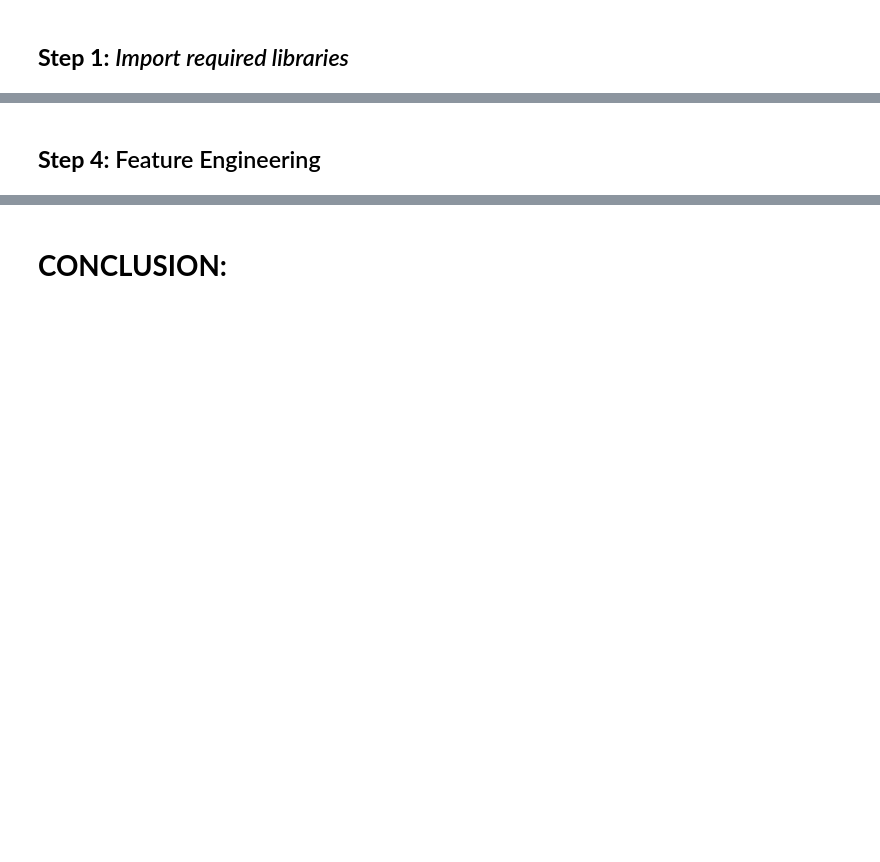
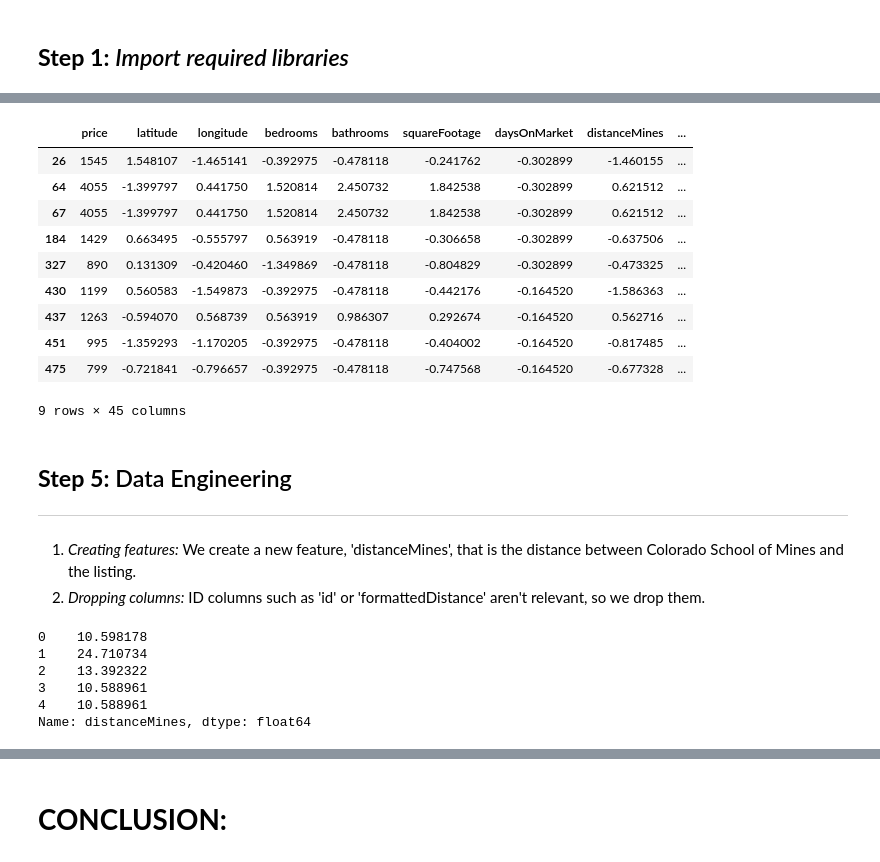
Before and after one commit to aidenzeigler/Apartment-Rent-Predictor, a Jupyter notebook: Project.ipynb, the cells around one changed output, grey strips where cells are left out. Cells and saved outputs as stored; diff of their text form; code cells hidden in the pictures; blank space fills up the shorter version.

Commit message:
Completed data cleaning and preprocessing

```diff
--- a/Project.ipynb
+++ b/Project.ipynb
@@ -164,2 +175,50 @@ Final count of missing values: 0
+# %%
+# 2. Duplicates
+
+# Check for duplicates
+df[df.duplicated()]
+
+# No duplicates, will not handle
+# %% [output]
+|  | price | latitude | longitude | bedrooms | bathrooms | squareFootage | daysOnMarket | distanceMines | ... |
+| 26 | 1545 | 1.548107 | -1.465141 | -0.392975 | -0.478118 | -0.241762 | -0.302899 | -1.460155 | ... |
+| 64 | 4055 | -1.399797 | 0.441750 | 1.520814 | 2.450732 | 1.842538 | -0.302899 | 0.621512 | ... |
+| 67 | 4055 | -1.399797 | 0.441750 | 1.520814 | 2.450732 | 1.842538 | -0.302899 | 0.621512 | ... |
+| 184 | 1429 | 0.663495 | -0.555797 | 0.563919 | -0.478118 | -0.306658 | -0.302899 | -0.637506 | ... |
+| 327 | 890 | 0.131309 | -0.420460 | -1.349869 | -0.478118 | -0.804829 | -0.302899 | -0.473325 | ... |
+| 430 | 1199 | 0.560583 | -1.549873 | -0.392975 | -0.478118 | -0.442176 | -0.164520 | -1.586363 | ... |
+| 437 | 1263 | -0.594070 | 0.568739 | 0.563919 | 0.986307 | 0.292674 | -0.164520 | 0.562716 | ... |
+| 451 | 995 | -1.359293 | -1.170205 | -0.392975 | -0.478118 | -0.404002 | -0.164520 | -0.817485 | ... |
+| 475 | 799 | -0.721841 | -0.796657 | -0.392975 | -0.478118 | -0.747568 | -0.164520 | -0.677328 | ... |
+9 rows × 45 columns
 # %% [markdown]
-## **Step 4:** Feature Engineering
+## **Step 5:** Data Engineering
+
+---
+
+1. *Creating features:* We create a new feature, 'distanceMines', that is the distance between Colorado School of Mines and the listing.
+2. *Dropping columns:* ID columns such as 'id' or 'formattedDistance' aren't relevant, so we drop them.
+# %%
+# 1. Creating features
+
+# Coordinates of CSM
+minesCoordinates = (39.751022, -105.222580)
+
+# Calculate the distance between CSM and the listing (in miles).
+df["distanceMines"] = df.apply(
+    lambda row: geodesic(
+        minesCoordinates,
+        (row["latitude"], row["longitude"])
+    ).miles,
+    axis=1
+)
+
+# Print first few rows
+df["distanceMines"].head()
+# %% [output]
+0    10.598178
+1    24.710734
+2    13.392322
+3    10.588961
+4    10.588961
+Name: distanceMines, dtype: float64
```
Also changed, not shown: parts of 33 cells of this notebook.
